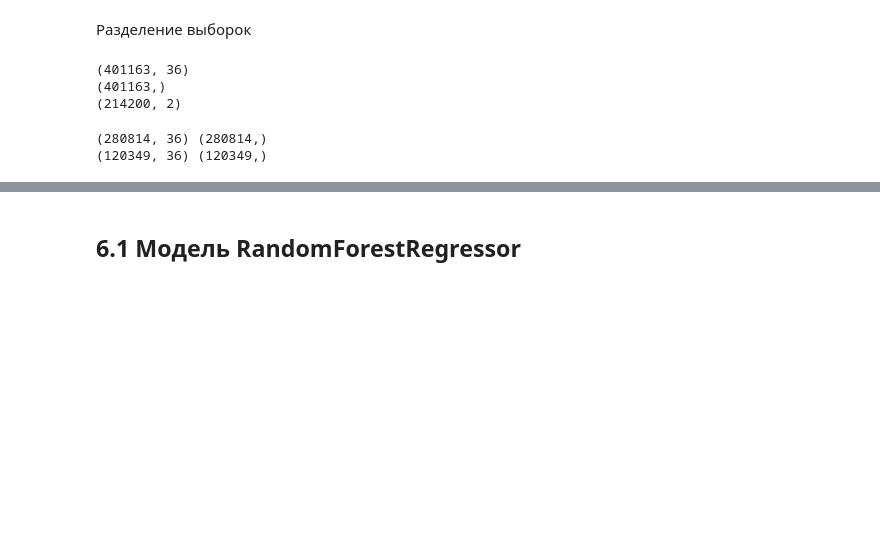
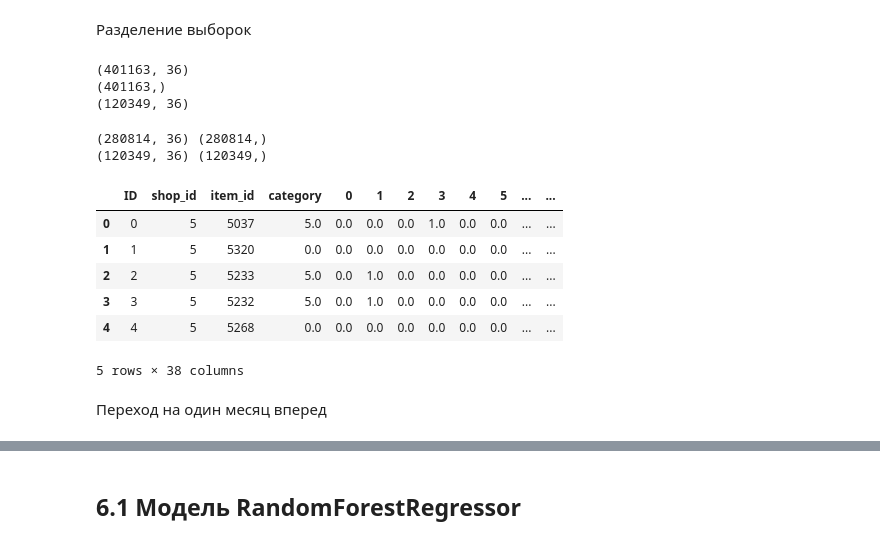
Before and after one commit to Ctranik007/MachineLearning, a Jupyter notebook: competition/Predict_Future_Sales.ipynb, the cells around one changed output, grey strips where cells are left out. Cells and saved outputs as stored; diff of their text form; code cells hidden in the pictures; blank space fills up the shorter version.

```diff
--- a/competition/Predict_Future_Sales.ipynb
+++ b/competition/Predict_Future_Sales.ipynb
@@ -465,17 +444,15 @@ dtype: int64
 # %% [markdown]
 Разделение выборок
 # %%
-X_train = train_cleaned_df.drop(33, 1)
-y_train = train_cleaned_df[33]
-X_test = test.drop('ID',1)
-X_test_fin = X_test = test.drop('ID',1)
+X_train = train_cleaned.drop(33, 1)
+y_train = train_cleaned[33]
 print(X_train.shape)
 print(y_train.shape)
 print(X_test.shape)
 # %% [output]
 (401163, 36)
 (401163,)
-(214200, 2)
+(120349, 36)
 # %%
 X_train, X_test, y_train, y_test = train_test_split(X_train, y_train, test_size=0.3, random_state=42)
 print (X_train.shape,  y_train.shape)
@@ -483,3 +460,17 @@ print (X_test.shape,  y_test.shape)
 # %% [output]
 (280814, 36) (280814,)
 (120349, 36) (120349,)
+# %%
+real_to_predict = test
+real_to_predict = test.merge(train_cleaned, how = "left", on = ["shop_id", "item_id"]).fillna(0.0)
+real_to_predict.head()
+# %% [output]
+|  | ID | shop_id | item_id | category | 0 | 1 | 2 | 3 | 4 | 5 | ... | ... |
+| 0 | 0 | 5 | 5037 | 5.0 | 0.0 | 0.0 | 0.0 | 1.0 | 0.0 | 0.0 | ... | ... |
+| 1 | 1 | 5 | 5320 | 0.0 | 0.0 | 0.0 | 0.0 | 0.0 | 0.0 | 0.0 | ... | ... |
+| 2 | 2 | 5 | 5233 | 5.0 | 0.0 | 1.0 | 0.0 | 0.0 | 0.0 | 0.0 | ... | ... |
+| 3 | 3 | 5 | 5232 | 5.0 | 0.0 | 1.0 | 0.0 | 0.0 | 0.0 | 0.0 | ... | ... |
+| 4 | 4 | 5 | 5268 | 0.0 | 0.0 | 0.0 | 0.0 | 0.0 | 0.0 | 0.0 | ... | ... |
+5 rows × 38 columns
+# %% [markdown]
+Переход на один месяц вперед
```
Also changed, not shown: parts of 80 cells of this notebook, 5 other files.
